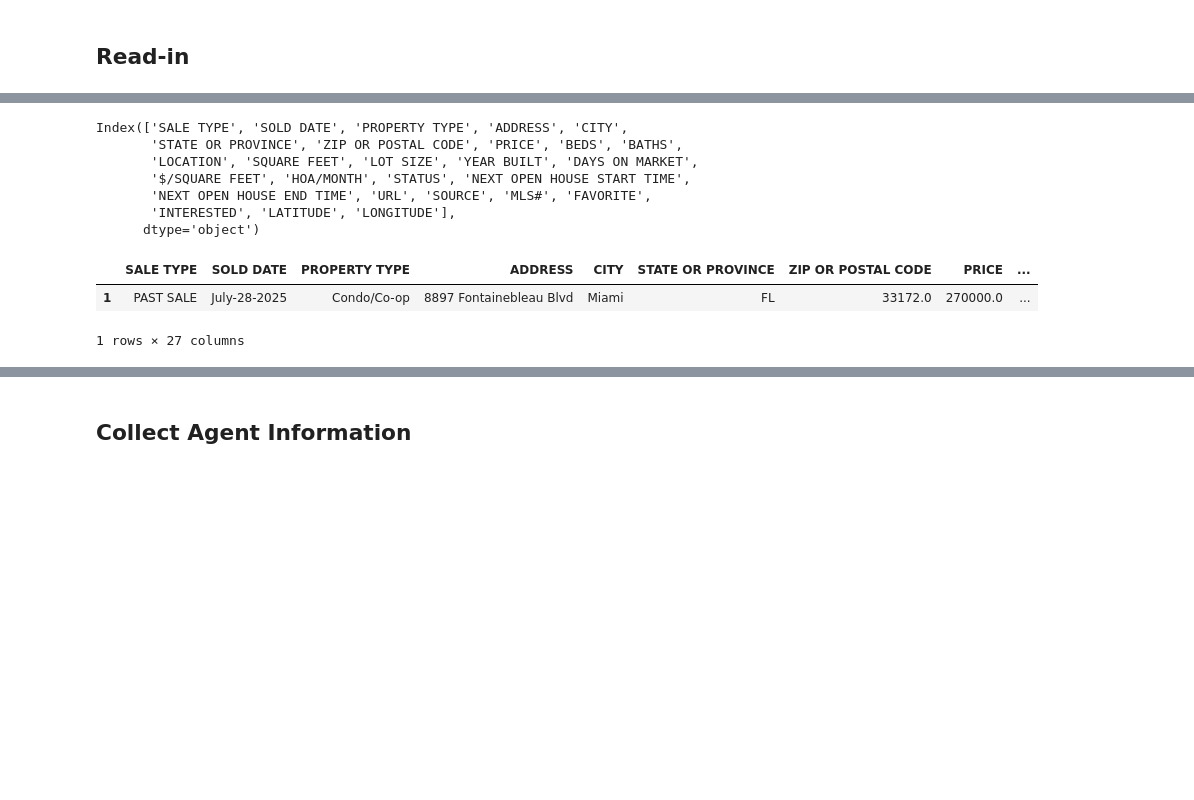
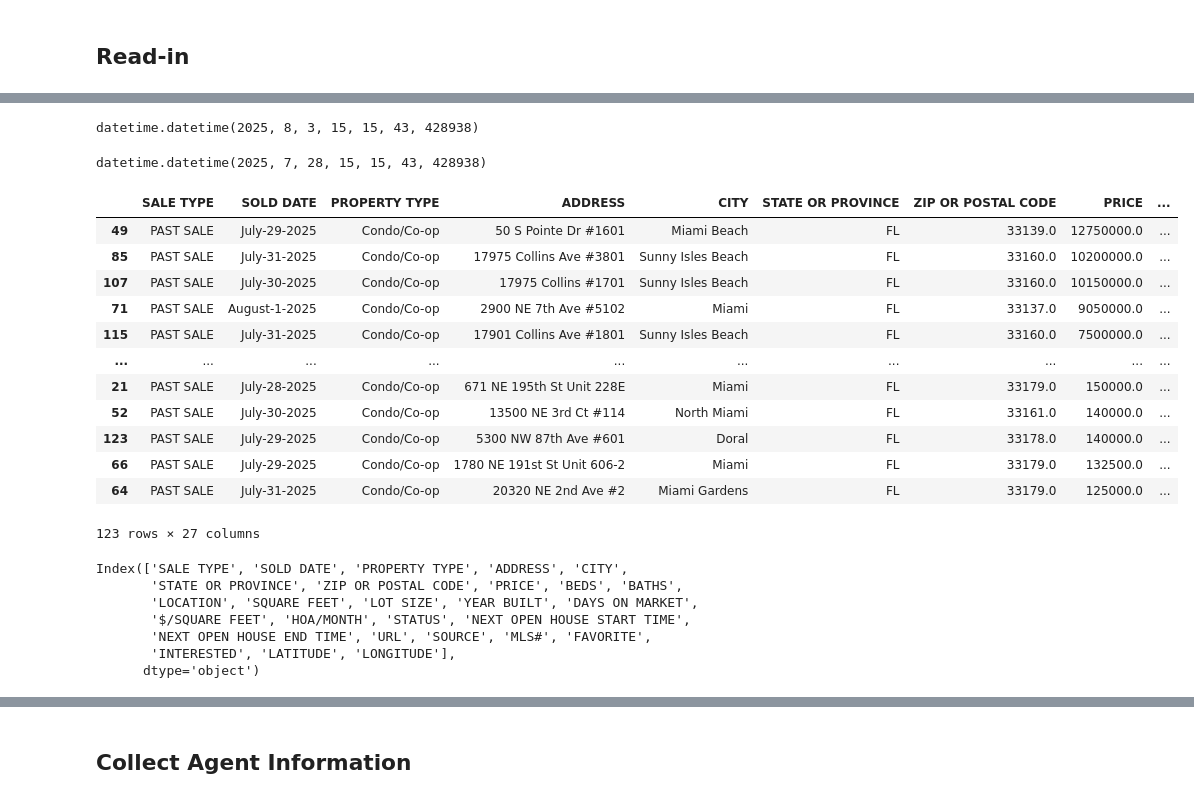
Before and after one commit to trd-digital/trd-news-interactive-maps, a Jupyter notebook: MiamiDade_County_condo_sales_week_ending_08042025/CondoSales08042025.ipynb, the cells around one changed output, grey strips where cells are left out. Cells and saved outputs as stored; diff of their text form; code cells hidden in the pictures; blank space fills up the shorter version.

```diff
--- a/MiamiDade_County_condo_sales_week_ending_08042025/CondoSales08042025.ipynb
+++ b/MiamiDade_County_condo_sales_week_ending_08042025/CondoSales08042025.ipynb
@@ -41,0 +42,12 @@ July 28 Aug. 3
+# %%
+# Get today's date
+today = datetime.now() - timedelta(days=12)
+today
+# %% [output]
+datetime.datetime(2025, 8, 3, 15, 15, 43, 428938)
+# %%
+# Get the date one week ago
+one_week_ago = today - timedelta(days=6)
+one_week_ago
+# %% [output]
+datetime.datetime(2025, 7, 28, 15, 15, 43, 428938)
@@ -52,6 +67,22 @@ df = df.rename(columns={'URL (SEE https://www.redfin.com/buy-a-home/comparative-
 # %%
 remove_string = 'In accordance with local MLS rules, some MLS listings are not included in the download'
 df = df[~df['SALE TYPE'].str.contains(remove_string)]
+# %%
+df.sort_values(by='PRICE',ascending=False)
+# %% [output]
+|  | SALE TYPE | SOLD DATE | PROPERTY TYPE | ADDRESS | CITY | STATE OR PROVINCE | ZIP OR POSTAL CODE | PRICE | ... |
+| 49 | PAST SALE | July-29-2025 | Condo/Co-op | 50 S Pointe Dr #1601 | Miami Beach | FL | 33139.0 | 12750000.0 | ... |
+| 85 | PAST SALE | July-31-2025 | Condo/Co-op | 17975 Collins Ave #3801 | Sunny Isles Beach | FL | 33160.0 | 10200000.0 | ... |
+| 107 | PAST SALE | July-30-2025 | Condo/Co-op | 17975 Collins #1701 | Sunny Isles Beach | FL | 33160.0 | 10150000.0 | ... |
+| 71 | PAST SALE | August-1-2025 | Condo/Co-op | 2900 NE 7th Ave #5102 | Miami | FL | 33137.0 | 9050000.0 | ... |
+| 115 | PAST SALE | July-31-2025 | Condo/Co-op | 17901 Collins Ave #1801 | Sunny Isles Beach | FL | 33160.0 | 7500000.0 | ... |
+| ... | ... | ... | ... | ... | ... | ... | ... | ... | ... |
+| 21 | PAST SALE | July-28-2025 | Condo/Co-op | 671 NE 195th St Unit 228E | Miami | FL | 33179.0 | 150000.0 | ... |
+| 52 | PAST SALE | July-30-2025 | Condo/Co-op | 13500 NE 3rd Ct #114 | North Miami | FL | 33161.0 | 140000.0 | ... |
+| 123 | PAST SALE | July-29-2025 | Condo/Co-op | 5300 NW 87th Ave #601 | Doral | FL | 33178.0 | 140000.0 | ... |
+| 66 | PAST SALE | July-29-2025 | Condo/Co-op | 1780 NE 191st St Unit 606-2 | Miami | FL | 33179.0 | 132500.0 | ... |
+| 64 | PAST SALE | July-31-2025 | Condo/Co-op | 20320 NE 2nd Ave #2 | Miami Gardens | FL | 33179.0 | 125000.0 | ... |
+123 rows × 27 columns
 # %%
 df.columns
 # %% [output]
@@ -62,9 +93,3 @@ Index(['SALE TYPE', 'SOLD DATE', 'PROPERTY TYPE', 'ADDRESS', 'CITY',
        'NEXT OPEN HOUSE END TIME', 'URL', 'SOURCE', 'MLS#', 'FAVORITE',
        'INTERESTED', 'LATITUDE', 'LONGITUDE'],
       dtype='object')
-# %%
-df.head(1)
-# %% [output]
-|  | SALE TYPE | SOLD DATE | PROPERTY TYPE | ADDRESS | CITY | STATE OR PROVINCE | ZIP OR POSTAL CODE | PRICE | ... |
-| 1 | PAST SALE | July-28-2025 | Condo/Co-op | 8897 Fontainebleau Blvd | Miami | FL | 33172.0 | 270000.0 | ... |
-1 rows × 27 columns
```
Also changed, not shown: parts of 12 cells of this notebook, 7 other files.
